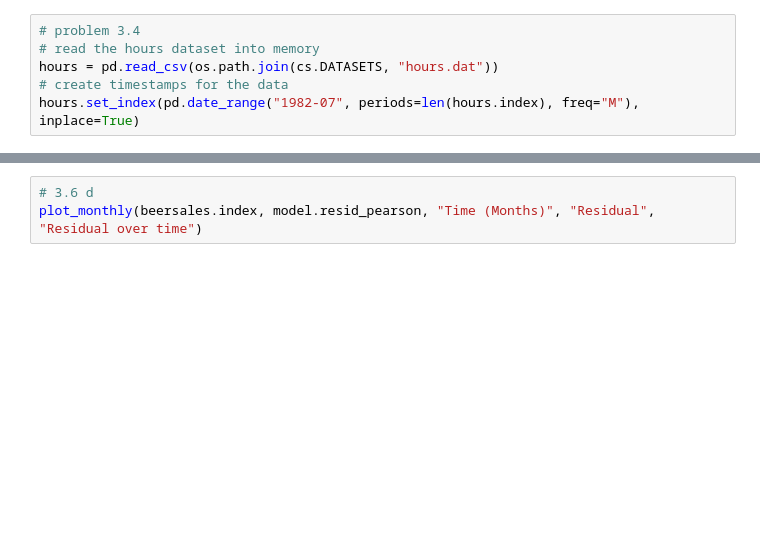
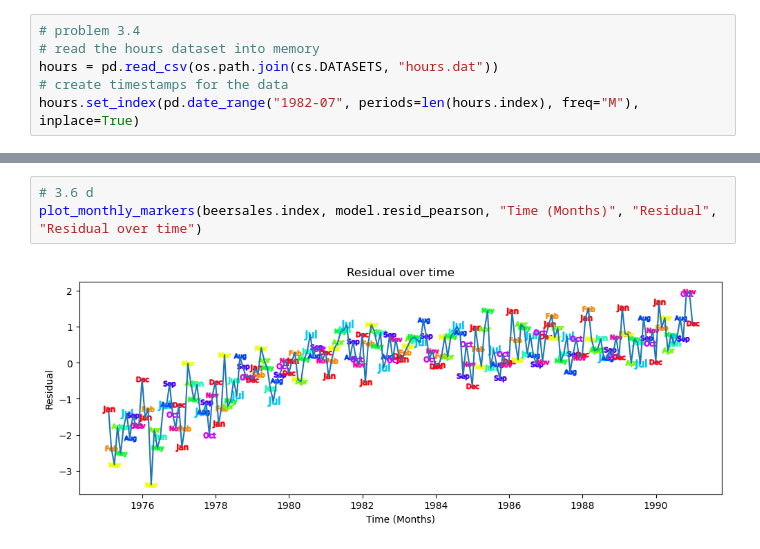
Before and after one commit to Steadying0235/time-series-analysis, a Jupyter notebook: src/hw2.ipynb, the cells around one changed output, grey strips where cells are left out. Saved outputs shown, nothing was run; the diff lists cells and outputs as text; blank space fills up the shorter version.

```diff
--- a/src/hw2.ipynb
+++ b/src/hw2.ipynb
@@ -128,6 +164,8 @@ model.summary()
 # %%
 # 3.6 d
-plot_monthly(beersales.index, model.resid_pearson, "Time (Months)", "Residual", "Residual over time")
+plot_monthly_markers(beersales.index, model.resid_pearson, "Time (Months)", "Residual", "Residual over time")
+# %% [output]
+[figure, added]
 # %%
 # 3.6 e
 model = smf.ols("beersales ~ t + np.power(t, 2) + C(month)", data=beersales).fit()
```
Also changed, not shown: parts of 20 cells of this notebook, 1 other file.
